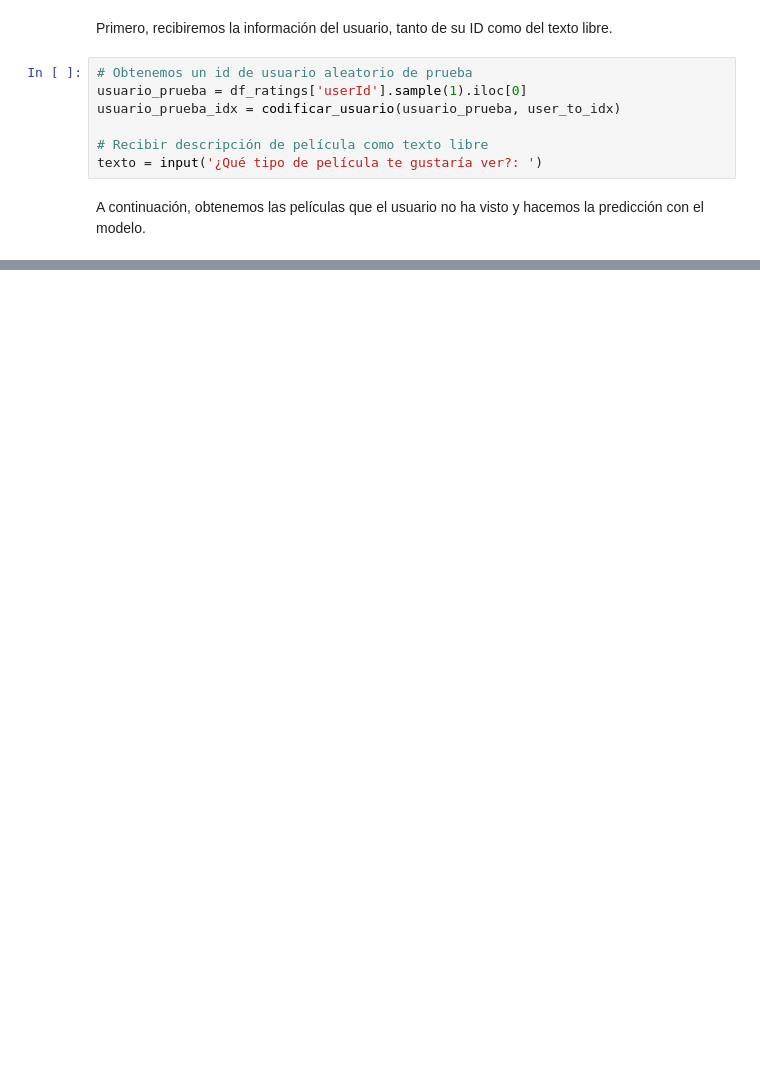
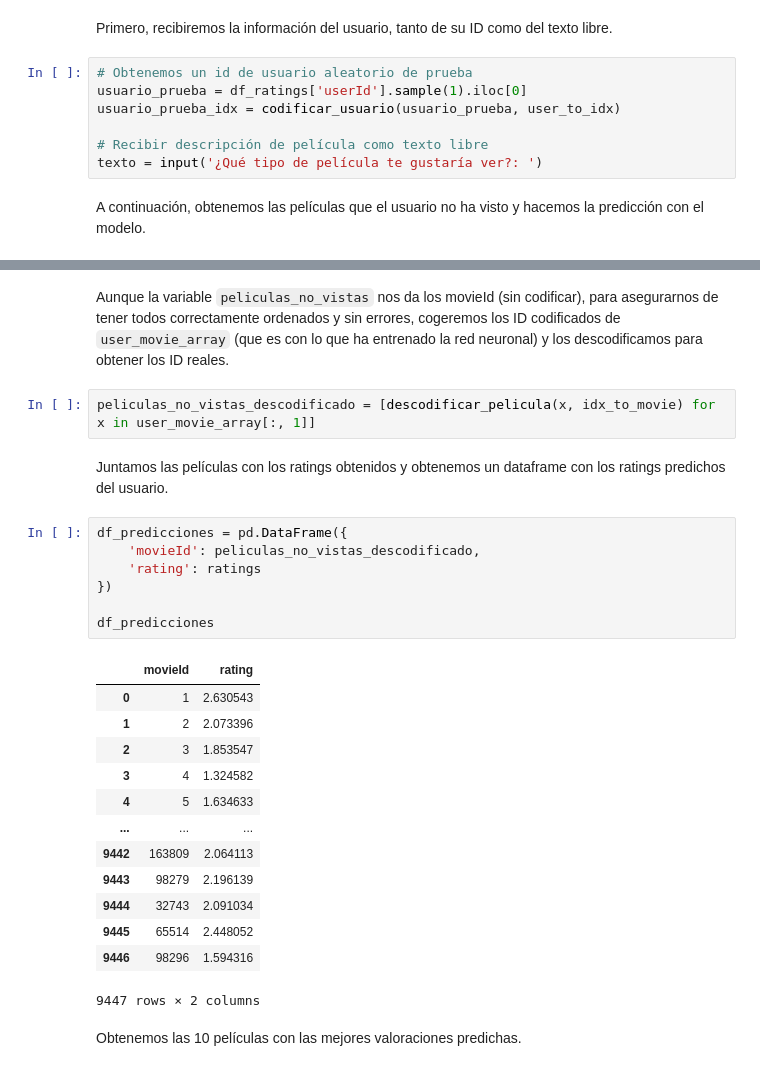
Before and after one commit to JorgeGM8/recomendador-peliculas, a Jupyter notebook: Practica_M5.ipynb, the cells around one changed output, grey strips where cells are left out. Cells and saved outputs as stored; diff of their text form; blank space fills up the shorter version.

```diff
--- a/Practica_M5.ipynb
+++ b/Practica_M5.ipynb
@@ -454,0 +462,29 @@ ratings = model.predict(user_movie_array).flatten()
+# %% [markdown]
+Aunque la variable `peliculas_no_vistas` nos da los movieId (sin codificar), para asegurarnos de tener todos correctamente ordenados y sin errores, cogeremos los ID codificados de `user_movie_array` (que es con lo que ha entrenado la red neuronal) y los descodificamos para obtener los ID reales.
+# %%
+peliculas_no_vistas_descodificado = [descodificar_pelicula(x, idx_to_movie) for x in user_movie_array[:, 1]]
+# %% [markdown]
+Juntamos las películas con los ratings obtenidos y obtenemos un dataframe con los ratings predichos del usuario.
+# %%
+df_predicciones = pd.DataFrame({
+    'movieId': peliculas_no_vistas_descodificado,
+    'rating': ratings
+})
+
+df_predicciones
+# %% [output]
+|  | movieId | rating |
+| 0 | 1 | 2.630543 |
+| 1 | 2 | 2.073396 |
+| 2 | 3 | 1.853547 |
+| 3 | 4 | 1.324582 |
+| 4 | 5 | 1.634633 |
+| ... | ... | ... |
+| 9442 | 163809 | 2.064113 |
+| 9443 | 98279 | 2.196139 |
+| 9444 | 32743 | 2.091034 |
+| 9445 | 65514 | 2.448052 |
+| 9446 | 98296 | 1.594316 |
+9447 rows × 2 columns
+# %% [markdown]
+Obtenemos las 10 películas con las mejores valoraciones predichas.
```
Also changed, not shown: parts of 6 cells of this notebook.
